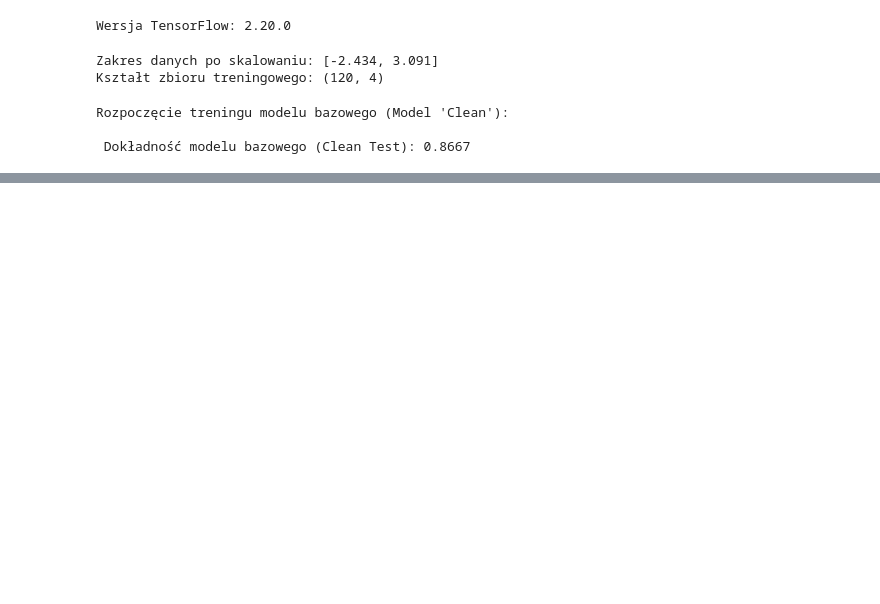
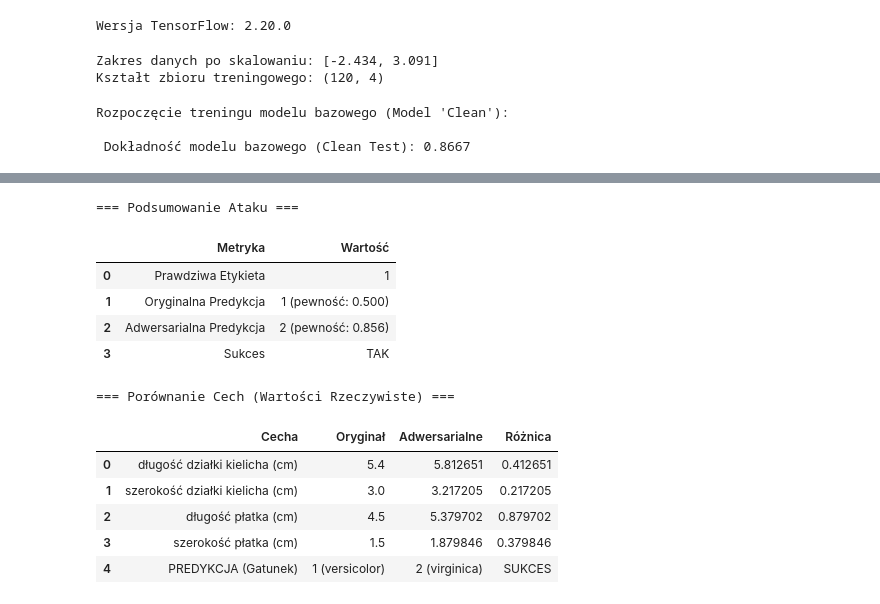
Before and after one commit to DamianTodorowski/Engineering-Thesis, a Jupyter notebook: Adversarial_Attacks/CSV_based_attack.ipynb, the cells around one changed output, grey strips where cells are left out. Cells and saved outputs as stored; diff of their text form; code cells hidden in the pictures; blank space fills up the shorter version.

```diff
--- a/Adversarial_Attacks/CSV_based_attack.ipynb
+++ b/Adversarial_Attacks/CSV_based_attack.ipynb
@@ -182 +182,70 @@ Adwersarialna predykcja: 2 (konf: 0.793)
 Czy atak się powiódł? True
+# %%
+# Tabela z wynikami
+results_data = {
+    "Metryka": ["Prawdziwa Etykieta", "Oryginalna Predykcja", "Adwersarialna Predykcja", "Sukces"],
+    "Wartość": [
+        orig_label,
+        f"{np.argmax(pred_orig)} (pewność: {np.max(pred_orig):.3f})",
+        f"{np.argmax(pred_adv)} (pewność: {np.max(pred_adv):.3f})",
+        "TAK" if np.argmax(pred_orig) != np.argmax(pred_adv) else "NIE"
+    ]
+}
+
+df_results = pd.DataFrame(results_data)
+print("\n=== Podsumowanie Ataku ===")
+display(df_results)
+
+# Porównanie cech (odwrócenie skalowania)
+orig_real = scaler.inverse_transform(orig.reshape(1, -1))[0]
+adv_real = scaler.inverse_transform(adv_example)[0]
+
+# Tłumaczenie nazw cech
+feature_map = {
+    "sepal length (cm)": "długość działki kielicha (cm)",
+    "sepal width (cm)": "szerokość działki kielicha (cm)",
+    "petal length (cm)": "długość płatka (cm)",
+    "petal width (cm)": "szerokość płatka (cm)"
+}
+polish_features = [feature_map.get(f, f) for f in data.feature_names]
+
+feature_comparison = {
+    "Cecha": polish_features,
+    "Oryginał": list(orig_real),
+    "Adwersarialne": list(adv_real),
+    "Różnica": list(adv_real - orig_real)
+}
+
+df_features = pd.DataFrame(feature_comparison)
+
+# Dodanie wiersza z klasyfikacją (Gatunek)
+class_names = data.target_names
+idx_orig = np.argmax(pred_orig)
+idx_adv = np.argmax(pred_adv)
+
+new_row = {
+    "Cecha": "PREDYKCJA (Gatunek)",
+    "Oryginał": f"{idx_orig} ({class_names[idx_orig]})",
+    "Adwersarialne": f"{idx_adv} ({class_names[idx_adv]})",
+    "Różnica": "PORAŻKA" if idx_orig == idx_adv else "SUKCES"
+}
+
+# Append new row using pd.concat to avoid FutureWarning
+df_features = pd.concat([df_features, pd.DataFrame([new_row])], ignore_index=True)
+
+print("\n=== Porównanie Cech (Wartości Rzeczywiste) ===")
+display(df_features)
+# %% [output]
+=== Podsumowanie Ataku ===
+|  | Metryka | Wartość |
+| 0 | Prawdziwa Etykieta | 1 |
+| 1 | Oryginalna Predykcja | 1 (pewność: 0.500) |
+| 2 | Adwersarialna Predykcja | 2 (pewność: 0.856) |
+| 3 | Sukces | TAK |
+=== Porównanie Cech (Wartości Rzeczywiste) ===
+|  | Cecha | Oryginał | Adwersarialne | Różnica |
+| 0 | długość działki kielicha (cm) | 5.4 | 5.812651 | 0.412651 |
+| 1 | szerokość działki kielicha (cm) | 3.0 | 3.217205 | 0.217205 |
+| 2 | długość płatka (cm) | 4.5 | 5.379702 | 0.879702 |
+| 3 | szerokość płatka (cm) | 1.5 | 1.879846 | 0.379846 |
+| 4 | PREDYKCJA (Gatunek) | 1 (versicolor) | 2 (virginica) | SUKCES |
```
Also changed, not shown: parts of 2 cells of this notebook, 2 other files.
